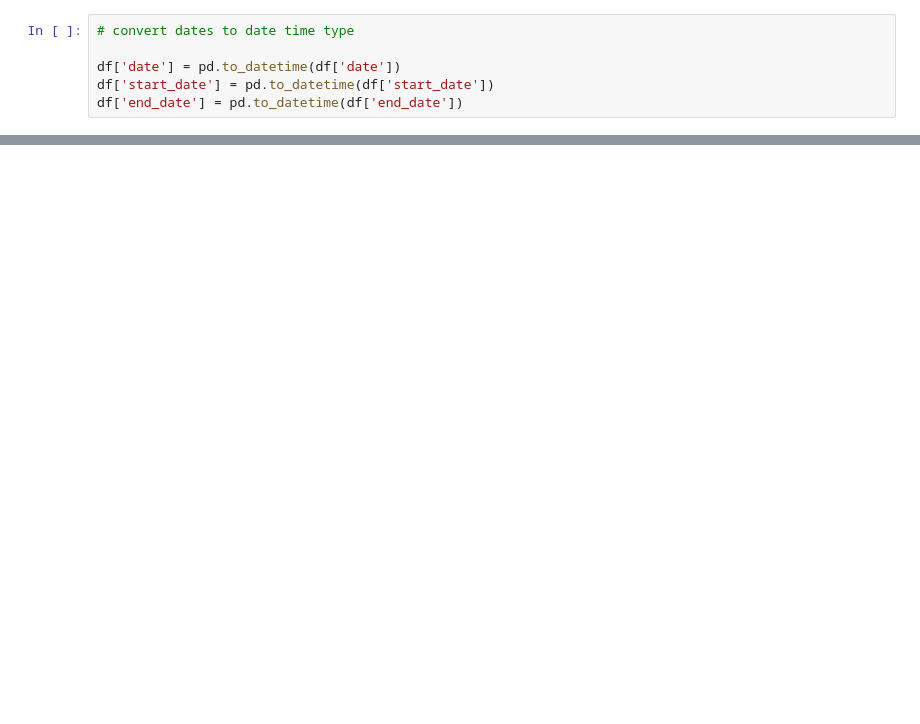
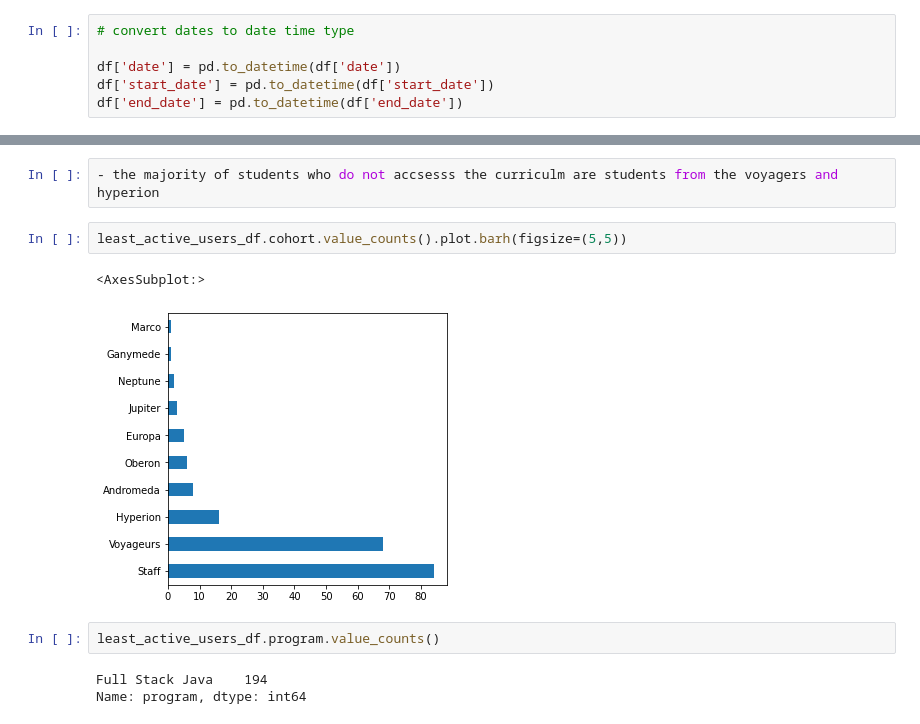
Before and after one commit to kalpana-group1/anomaly-detection-project, a Jupyter notebook: Glady's_notebook.ipynb, the cells around one changed output, grey strips where cells are left out. Cells and saved outputs as stored; diff of their text form; blank space fills up the shorter version.

```diff
--- a/Glady's_notebook.ipynb
+++ b/Glady's_notebook.ipynb
@@ -191,0 +309,12 @@ memory usage: 89.3+ MB
+# %%
+- the majority of students who do not accsesss the curriculm are students from the voyagers and hyperion
+# %%
+least_active_users_df.cohort.value_counts().plot.barh(figsize=(5,5))
+# %% [output]
+<AxesSubplot:>
+[figure, added]
+# %%
+least_active_users_df.program.value_counts()
+# %% [output]
+Full Stack Java    194
+Name: program, dtype: int64
```
Also changed, not shown: parts of 74 cells of this notebook.
